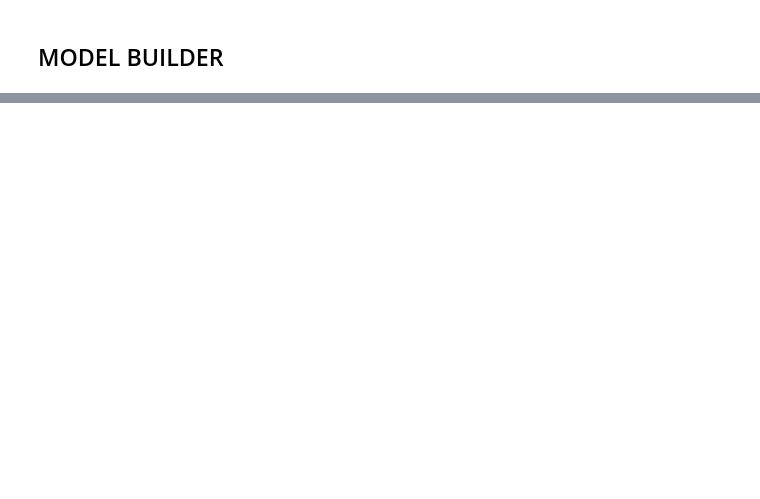
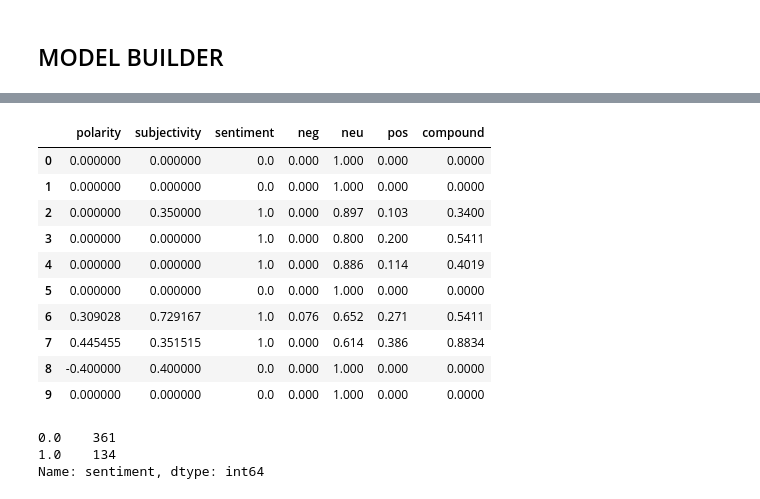
Before and after one commit to ewjohn127/dsc_project4, a Jupyter notebook: Evan's notebook.ipynb, the cells around one changed output, grey strips where cells are left out. Cells and saved outputs as stored; diff of their text form; code cells hidden in the pictures; blank space fills up the shorter version.

```diff
--- a/Evan's notebook.ipynb
+++ b/Evan's notebook.ipynb
@@ -410,3 +471,42 @@ from sklearn.decomposition import PCA
+# %%
+#Calculating Negative, Positive, Neutral and Compound values
+df_probs = pd.DataFrame()
+df_probs[['polarity', 'subjectivity']] = df['clean_text'].apply(lambda Text: pd.Series(TextBlob(Text).sentiment))
+for index, row in df['text'].iteritems():
+    score = SentimentIntensityAnalyzer().polarity_scores(row)
+    neg = score['neg']
+    neu = score['neu']
+    pos = score['pos']
+    comp = score['compound']
+    if neg > pos:
+        df_probs.loc[index, 'sentiment'] = 0
+    elif pos > neg:
+        df_probs.loc[index, 'sentiment'] = 1
+    else:
+        df_probs.loc[index, 'sentiment'] = 0
+    df_probs.loc[index, 'neg'] = neg
+    df_probs.loc[index, 'neu'] = neu
+    df_probs.loc[index, 'pos'] = pos
+    df_probs.loc[index, 'compound'] = comp
+df_probs.head(10)
+# %% [output]
+|  | polarity | subjectivity | sentiment | neg | neu | pos | compound |
+| 0 | 0.000000 | 0.000000 | 0.0 | 0.000 | 1.000 | 0.000 | 0.0000 |
+| 1 | 0.000000 | 0.000000 | 0.0 | 0.000 | 1.000 | 0.000 | 0.0000 |
+| 2 | 0.000000 | 0.350000 | 1.0 | 0.000 | 0.897 | 0.103 | 0.3400 |
+| 3 | 0.000000 | 0.000000 | 1.0 | 0.000 | 0.800 | 0.200 | 0.5411 |
+| 4 | 0.000000 | 0.000000 | 1.0 | 0.000 | 0.886 | 0.114 | 0.4019 |
+| 5 | 0.000000 | 0.000000 | 0.0 | 0.000 | 1.000 | 0.000 | 0.0000 |
+| 6 | 0.309028 | 0.729167 | 1.0 | 0.076 | 0.652 | 0.271 | 0.5411 |
+| 7 | 0.445455 | 0.351515 | 1.0 | 0.000 | 0.614 | 0.386 | 0.8834 |
+| 8 | -0.400000 | 0.400000 | 0.0 | 0.000 | 1.000 | 0.000 | 0.0000 |
+| 9 | 0.000000 | 0.000000 | 0.0 | 0.000 | 1.000 | 0.000 | 0.0000 |
+# %%
+df_probs['sentiment'].value_counts()
+# %% [output]
+0.0    361
+1.0    134
+Name: sentiment, dtype: int64
 # %%
 vec.shape
 # %% [output]
```
Also changed, not shown: parts of 18 cells of this notebook, 1 other file.
